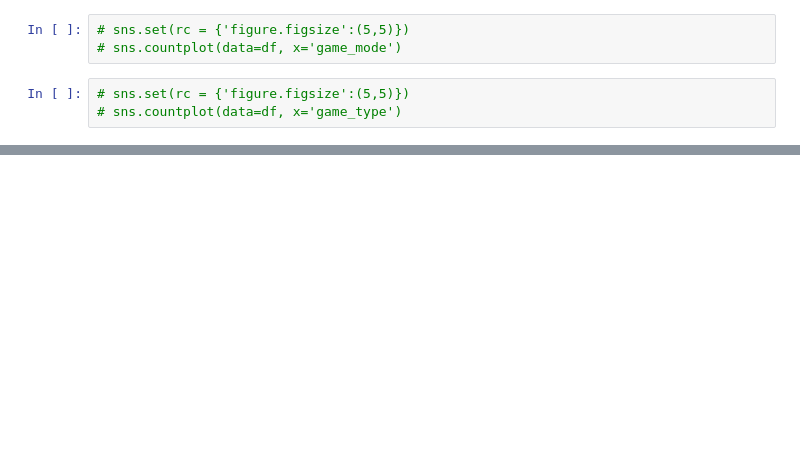
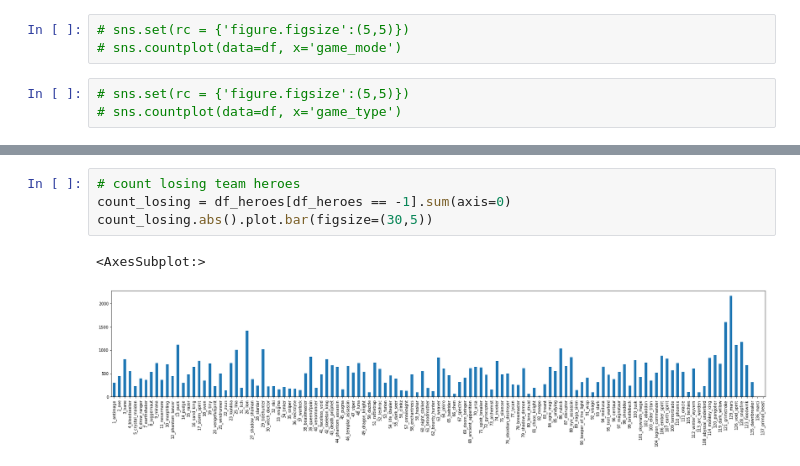
Before and after one commit to bvanhoewijk/ML2022, a Jupyter notebook: src/data_exploration/data_analysis.ipynb, the cells around one changed output, grey strips where cells are left out. Saved outputs shown, nothing was run; the diff lists cells and outputs as text; blank space fills up the shorter version.

```diff
--- a/src/data_exploration/data_analysis.ipynb
+++ b/src/data_exploration/data_analysis.ipynb
@@ -331,0 +83,7 @@ dtype: int64
+# %%
+# count losing team heroes
+count_losing = df_heroes[df_heroes == -1].sum(axis=0)
+count_losing.abs().plot.bar(figsize=(30,5))
+# %% [output]
+<AxesSubplot:>
+[figure, added]
```
Also changed, not shown: parts of 40 cells of this notebook, 1 other file.
